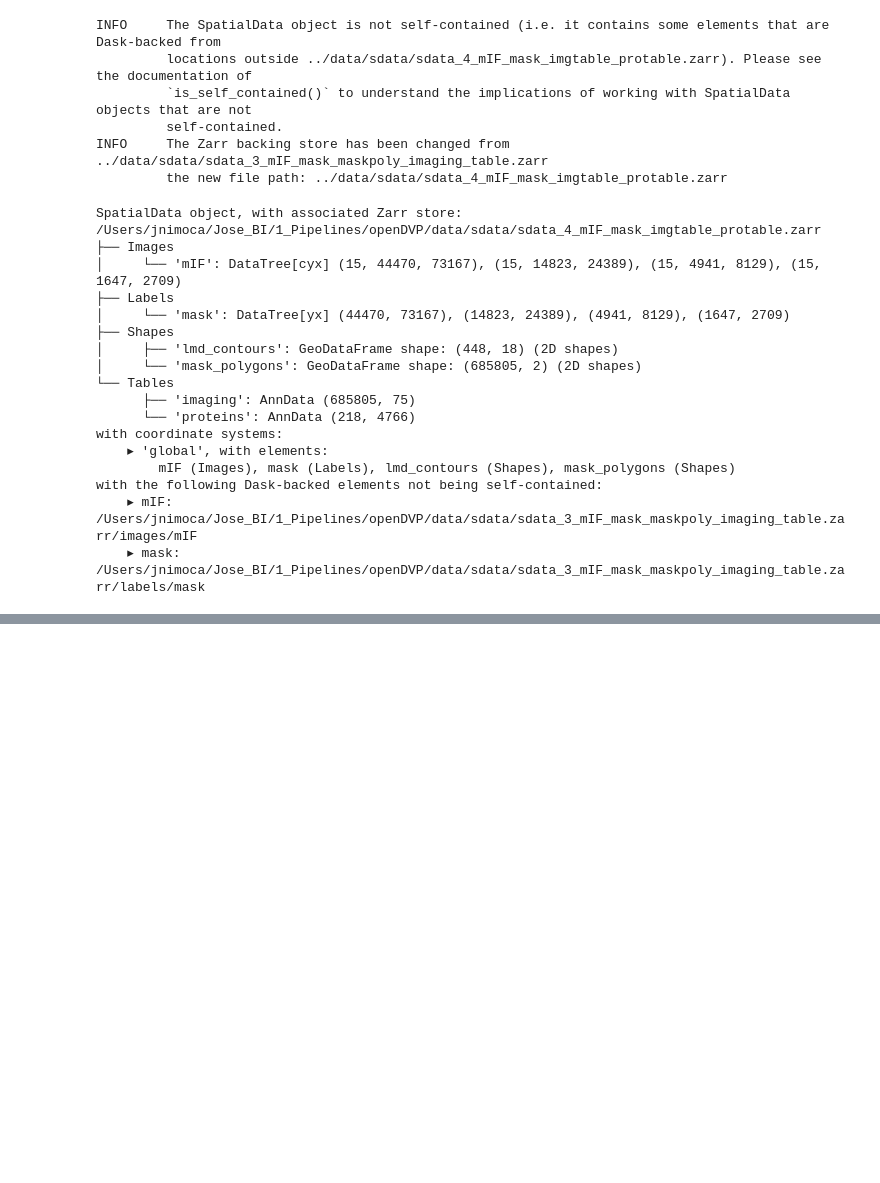
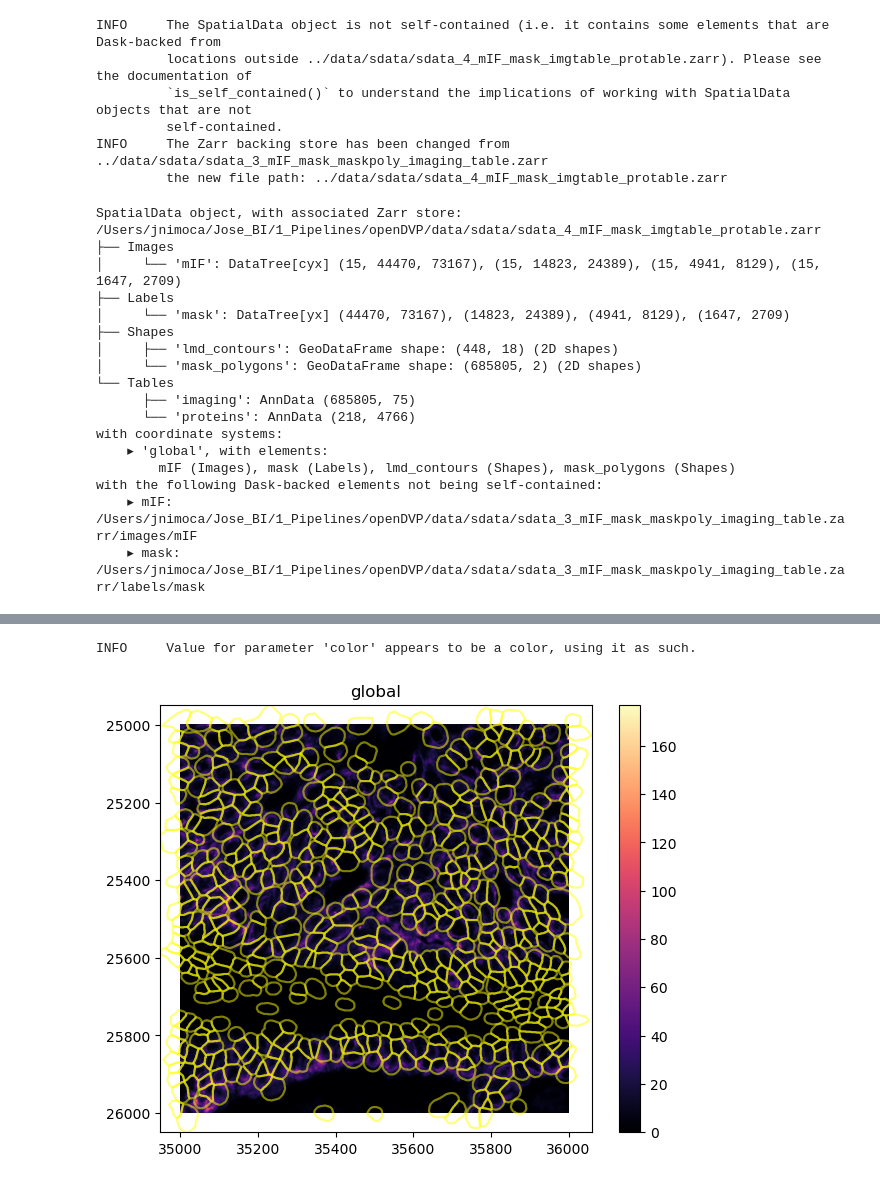
Before and after one commit to CosciaLab/openDVP, a Jupyter notebook: jupyternotebooks/SpatialData_for_figures.ipynb, the cells around one changed output, grey strips where cells are left out. Cells and saved outputs as stored; diff of their text form; code cells hidden in the pictures; blank space fills up the shorter version.

```diff
--- a/jupyternotebooks/SpatialData_for_figures.ipynb
+++ b/jupyternotebooks/SpatialData_for_figures.ipynb
@@ -461,0 +589,6 @@ interactive.run()
+# %%
+path_to_voronoi_cells = "/Volumes/Extreme SSD/P26_BCCN/P26E10_E11_ImageAnalysis/data/geojsons/Voronois/20241004_1157_991_cells_voronoi.geojson"
+path_to_voronoi_RCN = "/Volumes/Extreme SSD/P26_BCCN/P26E10_E11_ImageAnalysis/data/geojsons/Voronois/20241004_1157_991_RCN_voronoi.geojson"
+# %%
+sdata['voronoi_cells'] = spatialdata.models.ShapesModel.parse(gpd.read_file(path_to_voronoi_cells))
+sdata['voronoi_RCN'] = spatialdata.models.ShapesModel.parse(gpd.read_file(path_to_voronoi_RCN))
@@ -461,0 +639,18 @@ interactive.run()
+# %%
+# loading shapes takes very long
+# lets subset
+
+bb_xmin = 35000
+bb_ymin = 25000
+bb_w = 1000
+bb_h = 1000
+bb_xmax = bb_xmin + bb_w
+bb_ymax = bb_ymin + bb_h
+
+cropped_sdata = sdata.query.bounding_box(
+    axes=["x", "y"],
+    min_coordinate=[bb_xmin, bb_ymin],
+    max_coordinate=[bb_xmax, bb_ymax],
+    target_coordinate_system="global",
+    filter_table=True,
+)
@@ -461,0 +681,23 @@ interactive.run()
+# %%
+(cropped_sdata.pl.render_images(
+        element="mIF",
+        channel=7,
+        cmap="magma"
+    )
+    .pl.render_shapes(
+        element='mask_polygons',
+        color='yellow',
+        outline_color="yellow",
+        fill_alpha=0.0,
+        outline_alpha=0.5,
+        contour_px=2
+    )
+    # .pl.render_points(
+    #     element
+    # )
+
+.pl.show()
+)
+# %% [output]
+INFO     Value for parameter 'color' appears to be a color, using it as such.
+[figure, added]
```
Also changed, not shown: parts of 41 cells of this notebook, 1 other file.
